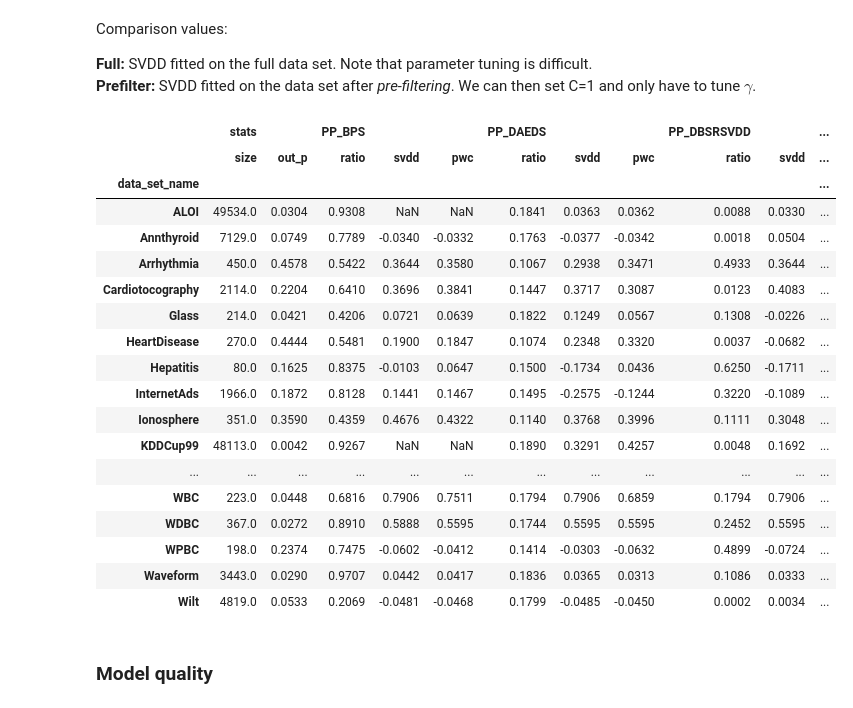
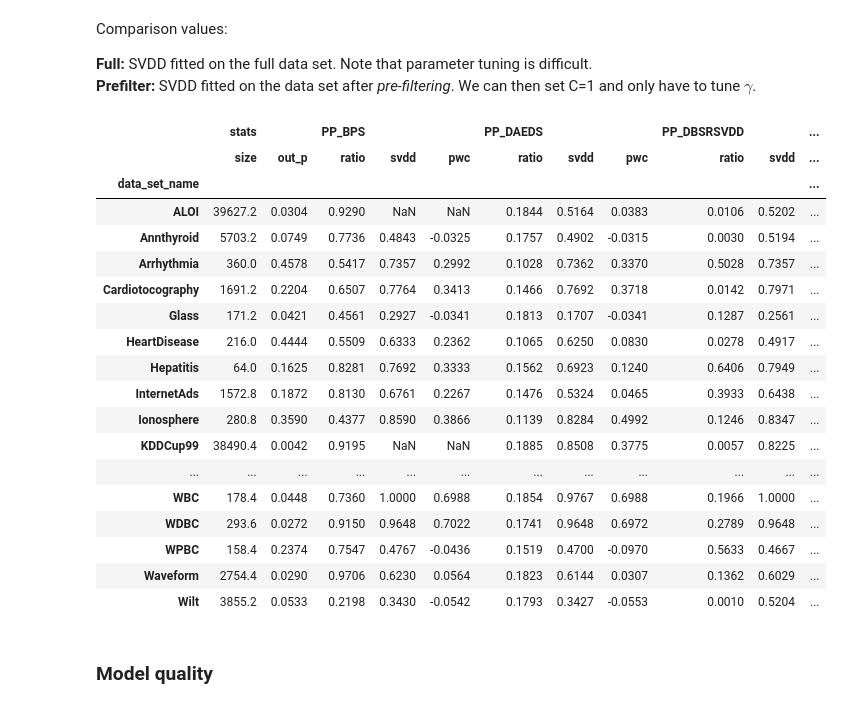
Before and after one commit to englhardt/ocs-evaluation, a Jupyter notebook: notebooks/eval_dami.ipynb, the cells around one changed output. Drawn from its saved outputs; the diff is of its cells as text; code cells hidden in the pictures.

```diff
--- a/notebooks/eval_dami.ipynb
+++ b/notebooks/eval_dami.ipynb
@@ -96,9 +104,9 @@ our_methods = [f'RAPID({target_threshold_strat})']
 
 target_df = df.query('(sst in @competitors_sst or ss in @our_methods)').copy()
 
-target_svdd_result = 'svdd_reinit_ROT_C1_mcc'
-target_svdd_result_baseline = 'svdd_reinit_ROT_CTax_mcc'
-target_svdd_result_ours = 'svdd_reinit_ROT_C1_mcc'
+target_svdd_result = 'svdd_reinit_ROT_C1_mcc'.replace('mcc', 'auc')
+target_svdd_result_baseline = 'svdd_reinit_ROT_CTax_mcc'.replace('mcc', 'auc')
+target_svdd_result_ours = 'svdd_reinit_ROT_C1_mcc'.replace('mcc', 'auc')
 target_df['t_pred_1k'] = target_df[target_svdd_result.replace('mcc', 'time_pred')] / target_df['n_observations'] * 1000
 mask = target_df.query('ss in @our_methods').index
 # %%
@@ -106,53 +114,53 @@ d = target_df.groupby(['data_set_name']).mean()[['n_observations', 'outlier_rati
 d.columns = pd.MultiIndex.from_tuples([('stats', 'size'), ('stats', 'out_p')])
 
 for s in competitors_sst:
-    x = target_df.query('sst == @s and ss_threshold_strat in [@nan, @target_threshold_strat, "None"]').groupby('data_set_name').mean()[['sample_ratio', target_svdd_result, 'pwc_mcc']]
+    x = target_df.query('sst == @s and ss_threshold_strat in [@nan, @target_threshold_strat, "None"]').groupby('data_set_name').median()[['sample_ratio', target_svdd_result, 'pwc_mcc']]
     x.columns = ['ratio', 'svdd', 'pwc']
     x.columns = pd.MultiIndex.from_tuples([(s, c) for c in x.columns])
     d = pd.merge(d, x, left_index=True, right_index=True, how='outer')
 for s in our_methods:
-    x = target_df.query('ss == @s').groupby('data_set_name').mean()[['sample_ratio', target_svdd_result_ours, 'pwc_mcc']]
+    x = target_df.query('ss == @s').groupby('data_set_name').median()[['sample_ratio', target_svdd_result_ours, 'pwc_mcc']]
     x.columns = ['ratio', 'svdd', 'pwc']
     short_name = s.split('(')[0] if not 'new' in s else f"{s.split('(')[0]}_new"
     x.columns = pd.MultiIndex.from_tuples([(short_name, c) for c in x.columns])
     d = pd.merge(d, x, left_index=True, right_index=True, how='outer')
 
 for s in ['Rand(1.0)']:
-    x = df_success.query('scenario == "dami_baseline_gt"').groupby('data_set_name').mean()[['sample_ratio', 'svdd_mcc', 'pwc_mcc']]
+    x = df_success.query('scenario == "dami_baseline_gt"').groupby('data_set_name').median()[['sample_ratio', 'svdd_mcc', 'pwc_mcc']]
     x.columns = ['ratio', 'svdd', 'pwc']
     short_name = 'Full'
     x.columns = pd.MultiIndex.from_tuples([(short_name, c) for c in x.columns])
     d = pd.merge(d, x, left_index=True, right_index=True, how='outer')
 
 for s in ['HDS']:
-    x = df_success.query('sst == @s and scenario == "dami_baseline_prefiltering"').groupby('data_set_name').mean()[['sample_ratio', 'svdd_mcc', 'pwc_mcc']]
+    x = df_success.query('sst == @s and scenario == "dami_baseline_prefiltering"').groupby('data_set_name').median()[['sample_ratio', 'svdd_mcc', 'pwc_mcc']]
     x.columns = ['ratio', 'svdd', 'pwc']
     short_name = 'Prefilt'
     x.columns = pd.MultiIndex.from_tuples([(short_name, c) for c in x.columns])
     d = pd.merge(d, x, left_index=True, right_index=True, how='outer')
 
 d = d.round(4)
 d
 # %% [output]
 |  | stats |  | PP_BPS |  |  | PP_DAEDS |  |  | PP_DBSRSVDD |  | ... |
 |  | size | out_p | ratio | svdd | pwc | ratio | svdd | pwc | ratio | svdd | ... |
 | data_set_name |  |  |  |  |  |  |  |  |  |  | ... |
-| ALOI | 49534.0 | 0.0304 | 0.9308 | NaN | NaN | 0.1841 | 0.0363 | 0.0362 | 0.0088 | 0.0330 | ... |
-| Annthyroid | 7129.0 | 0.0749 | 0.7789 | -0.0340 | -0.0332 | 0.1763 | -0.0377 | -0.0342 | 0.0018 | 0.0504 | ... |
-| Arrhythmia | 450.0 | 0.4578 | 0.5422 | 0.3644 | 0.3580 | 0.1067 | 0.2938 | 0.3471 | 0.4933 | 0.3644 | ... |
-| Cardiotocography | 2114.0 | 0.2204 | 0.6410 | 0.3696 | 0.3841 | 0.1447 | 0.3717 | 0.3087 | 0.0123 | 0.4083 | ... |
-| Glass | 214.0 | 0.0421 | 0.4206 | 0.0721 | 0.0639 | 0.1822 | 0.1249 | 0.0567 | 0.1308 | -0.0226 | ... |
-| HeartDisease | 270.0 | 0.4444 | 0.5481 | 0.1900 | 0.1847 | 0.1074 | 0.2348 | 0.3320 | 0.0037 | -0.0682 | ... |
-| Hepatitis | 80.0 | 0.1625 | 0.8375 | -0.0103 | 0.0647 | 0.1500 | -0.1734 | 0.0436 | 0.6250 | -0.1711 | ... |
-| InternetAds | 1966.0 | 0.1872 | 0.8128 | 0.1441 | 0.1467 | 0.1495 | -0.2575 | -0.1244 | 0.3220 | -0.1089 | ... |
-| Ionosphere | 351.0 | 0.3590 | 0.4359 | 0.4676 | 0.4322 | 0.1140 | 0.3768 | 0.3996 | 0.1111 | 0.3048 | ... |
-| KDDCup99 | 48113.0 | 0.0042 | 0.9267 | NaN | NaN | 0.1890 | 0.3291 | 0.4257 | 0.0048 | 0.1692 | ... |
+| ALOI | 39627.2 | 0.0304 | 0.9290 | NaN | NaN | 0.1844 | 0.5164 | 0.0383 | 0.0106 | 0.5202 | ... |
+| Annthyroid | 5703.2 | 0.0749 | 0.7736 | 0.4843 | -0.0325 | 0.1757 | 0.4902 | -0.0315 | 0.0030 | 0.5194 | ... |
+| Arrhythmia | 360.0 | 0.4578 | 0.5417 | 0.7357 | 0.2992 | 0.1028 | 0.7362 | 0.3370 | 0.5028 | 0.7357 | ... |
+| Cardiotocography | 1691.2 | 0.2204 | 0.6507 | 0.7764 | 0.3413 | 0.1466 | 0.7692 | 0.3718 | 0.0142 | 0.7971 | ... |
+| Glass | 171.2 | 0.0421 | 0.4561 | 0.2927 | -0.0341 | 0.1813 | 0.1707 | -0.0341 | 0.1287 | 0.2561 | ... |
+| HeartDisease | 216.0 | 0.4444 | 0.5509 | 0.6333 | 0.2362 | 0.1065 | 0.6250 | 0.0830 | 0.0278 | 0.4917 | ... |
+| Hepatitis | 64.0 | 0.1625 | 0.8281 | 0.7692 | 0.3333 | 0.1562 | 0.6923 | 0.1240 | 0.6406 | 0.7949 | ... |
+| InternetAds | 1572.8 | 0.1872 | 0.8130 | 0.6761 | 0.2267 | 0.1476 | 0.5324 | 0.0465 | 0.3933 | 0.6438 | ... |
+| Ionosphere | 280.8 | 0.3590 | 0.4377 | 0.8590 | 0.3866 | 0.1139 | 0.8284 | 0.4992 | 0.1246 | 0.8347 | ... |
+| KDDCup99 | 38490.4 | 0.0042 | 0.9195 | NaN | NaN | 0.1885 | 0.8508 | 0.3775 | 0.0057 | 0.8225 | ... |
 | ... | ... | ... | ... | ... | ... | ... | ... | ... | ... | ... | ... |
-| WBC | 223.0 | 0.0448 | 0.6816 | 0.7906 | 0.7511 | 0.1794 | 0.7906 | 0.6859 | 0.1794 | 0.7906 | ... |
-| WDBC | 367.0 | 0.0272 | 0.8910 | 0.5888 | 0.5595 | 0.1744 | 0.5595 | 0.5595 | 0.2452 | 0.5595 | ... |
-| WPBC | 198.0 | 0.2374 | 0.7475 | -0.0602 | -0.0412 | 0.1414 | -0.0303 | -0.0632 | 0.4899 | -0.0724 | ... |
-| Waveform | 3443.0 | 0.0290 | 0.9707 | 0.0442 | 0.0417 | 0.1836 | 0.0365 | 0.0313 | 0.1086 | 0.0333 | ... |
-| Wilt | 4819.0 | 0.0533 | 0.2069 | -0.0481 | -0.0468 | 0.1799 | -0.0485 | -0.0450 | 0.0002 | 0.0034 | ... |
+| WBC | 178.4 | 0.0448 | 0.7360 | 1.0000 | 0.6988 | 0.1854 | 0.9767 | 0.6988 | 0.1966 | 1.0000 | ... |
+| WDBC | 293.6 | 0.0272 | 0.9150 | 0.9648 | 0.7022 | 0.1741 | 0.9648 | 0.6972 | 0.2789 | 0.9648 | ... |
+| WPBC | 158.4 | 0.2374 | 0.7547 | 0.4767 | -0.0436 | 0.1519 | 0.4700 | -0.0970 | 0.5633 | 0.4667 | ... |
+| Waveform | 2754.4 | 0.0290 | 0.9706 | 0.6230 | 0.0564 | 0.1823 | 0.6144 | 0.0307 | 0.1362 | 0.6029 | ... |
+| Wilt | 3855.2 | 0.0533 | 0.2198 | 0.3430 | -0.0542 | 0.1793 | 0.3427 | -0.0553 | 0.0010 | 0.5204 | ... |
 # %% [markdown]
 ### Model quality
 # %%
```
Also changed, not shown: parts of 44 cells of this notebook, 39 other files.
